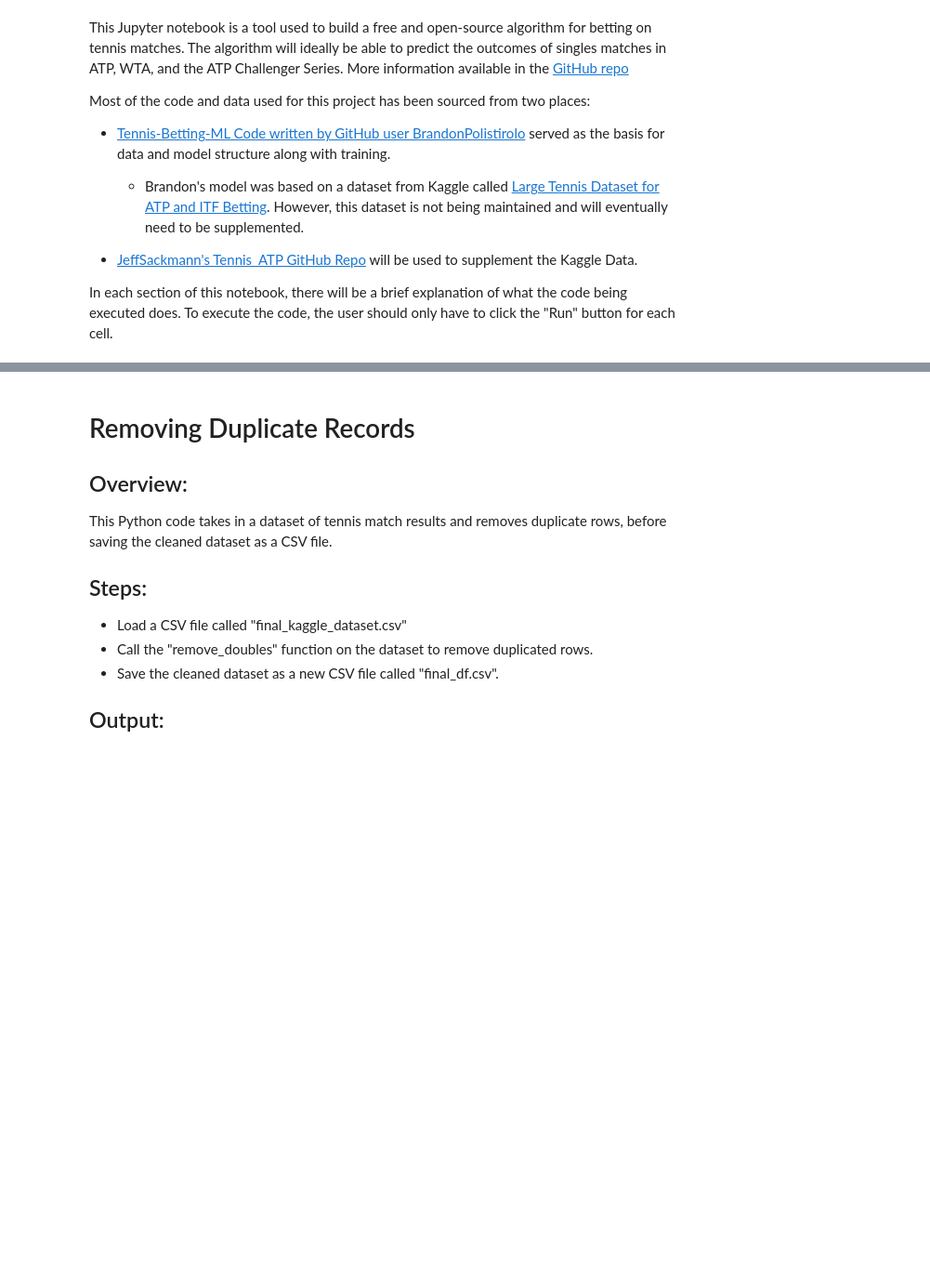
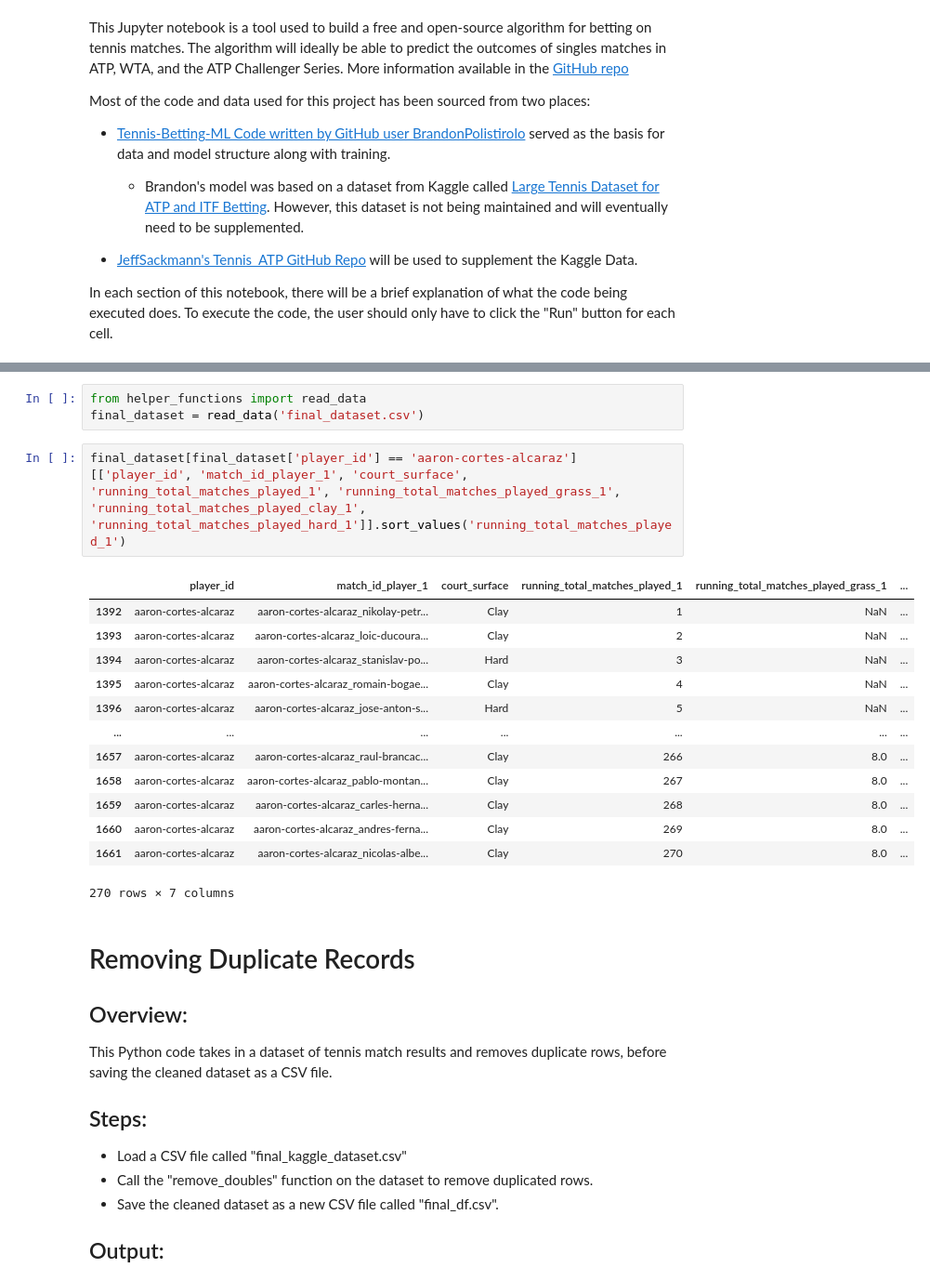
Before and after one commit to nschimmoller/model-card-tennis, a Jupyter notebook: tennis_betting_ml/tennis_model.ipynb, the cells around one changed output, grey strips where cells are left out. Shown at 93% size. Cells and saved outputs as stored; diff of their text form; blank space fills up the shorter version.

```diff
--- a/tennis_betting_ml/tennis_model.ipynb
+++ b/tennis_betting_ml/tennis_model.ipynb
@@ -63,3 +89,22 @@ TypeError: object of type 'NoneType' has no len()
+# %%
+from helper_functions import read_data
+final_dataset = read_data('final_dataset.csv')
+# %%
+final_dataset[final_dataset['player_id'] == 'aaron-cortes-alcaraz'][['player_id', 'match_id_player_1', 'court_surface', 'running_total_matches_played_1', 'running_total_matches_played_grass_1', 'running_total_matches_played_clay_1', 'running_total_matches_played_hard_1']].sort_values('running_total_matches_played_1')
+# %% [output]
+|  | player_id | match_id_player_1 | court_surface | running_total_matches_played_1 | running_total_matches_played_grass_1 | ... |
+| 1392 | aaron-cortes-alcaraz | aaron-cortes-alcaraz_nikolay-petr... | Clay | 1 | NaN | ... |
+| 1393 | aaron-cortes-alcaraz | aaron-cortes-alcaraz_loic-ducoura... | Clay | 2 | NaN | ... |
+| 1394 | aaron-cortes-alcaraz | aaron-cortes-alcaraz_stanislav-po... | Hard | 3 | NaN | ... |
+| 1395 | aaron-cortes-alcaraz | aaron-cortes-alcaraz_romain-bogae... | Clay | 4 | NaN | ... |
+| 1396 | aaron-cortes-alcaraz | aaron-cortes-alcaraz_jose-anton-s... | Hard | 5 | NaN | ... |
+| ... | ... | ... | ... | ... | ... | ... |
+| 1657 | aaron-cortes-alcaraz | aaron-cortes-alcaraz_raul-brancac... | Clay | 266 | 8.0 | ... |
+| 1658 | aaron-cortes-alcaraz | aaron-cortes-alcaraz_pablo-montan... | Clay | 267 | 8.0 | ... |
+| 1659 | aaron-cortes-alcaraz | aaron-cortes-alcaraz_carles-herna... | Clay | 268 | 8.0 | ... |
+| 1660 | aaron-cortes-alcaraz | aaron-cortes-alcaraz_andres-ferna... | Clay | 269 | 8.0 | ... |
+| 1661 | aaron-cortes-alcaraz | aaron-cortes-alcaraz_nicolas-albe... | Clay | 270 | 8.0 | ... |
+270 rows × 7 columns
 # %% [markdown]
 # Removing Duplicate Records
 
```
Also changed, not shown: parts of 15 cells of this notebook, 5 other files.
